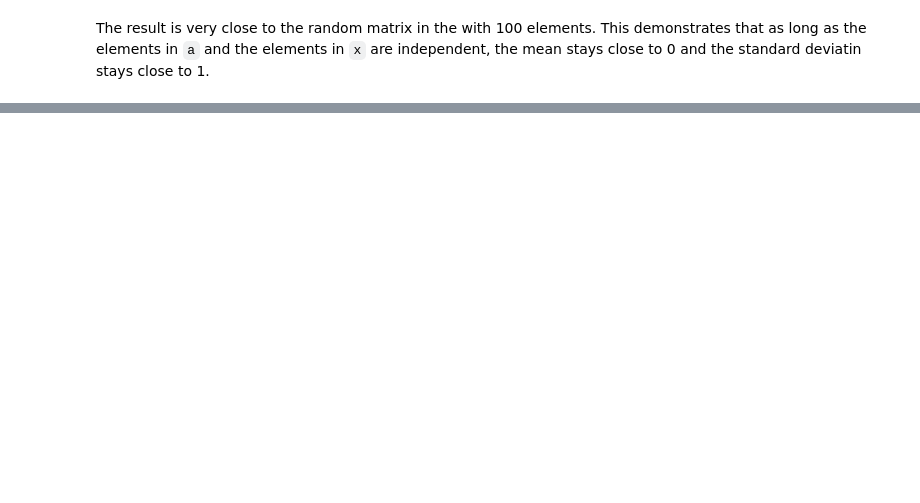
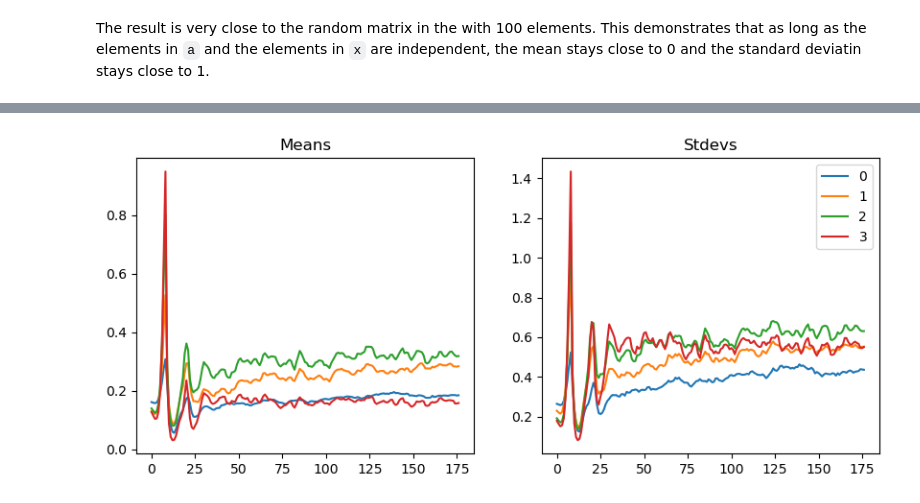
Before and after one commit to bachaudhry/FastAI-22-23, a Jupyter notebook: course_part_2/11_initializing.ipynb, the cells around one changed output, grey strips where cells are left out. Cells and saved outputs as stored; diff of their text form; code cells hidden in the pictures; blank space fills up the shorter version.

```diff
--- a/course_part_2/11_initializing.ipynb
+++ b/course_part_2/11_initializing.ipynb
@@ -259,0 +387,4 @@ Mathematically, that all seems fine. But the Xavier / Glorot Initialization **do
+# %%
+astats.plot_stats()
+# %% [output]
+[figure, added]
```
Also changed, not shown: parts of 31 cells of this notebook.
